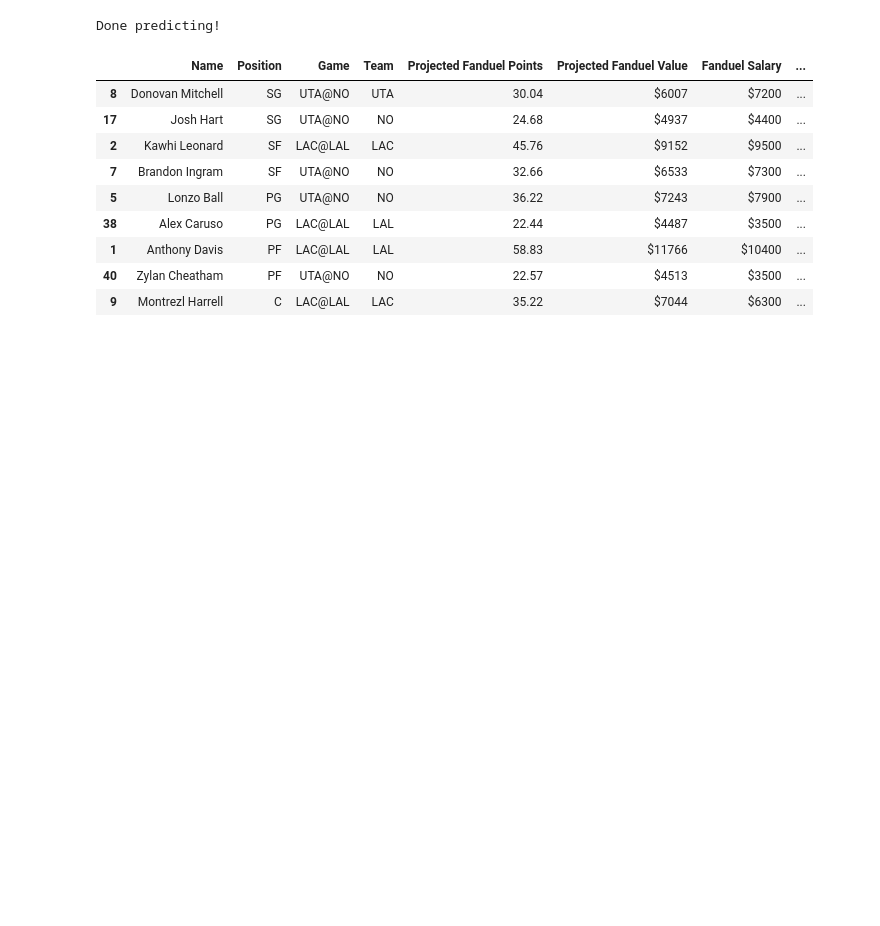
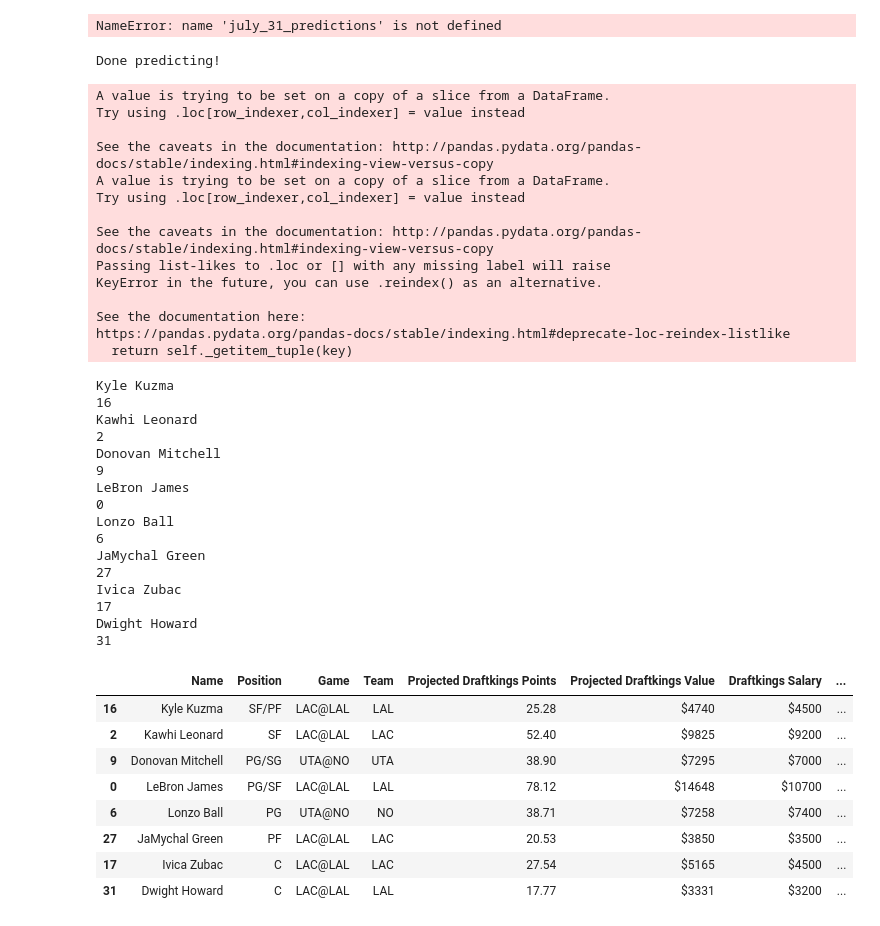
Before and after one commit to Shaviv-Hoffman-Lowitz/Sports-Analytics-Group-at-Berkeley-Machine-Learning-Project, a Jupyter notebook: final_model.ipynb, the cells around one changed output. Drawn from its saved outputs; the diff is of its cells as text; code cells hidden in the pictures; blank space fills up the shorter version.

Commit message:
july 31 projections

```diff
--- a/final_model.ipynb
+++ b/final_model.ipynb
@@ -744,0 +762,17 @@ See the caveats in the documentation: http://pandas.pydata.org/pandas-docs/stabl
+# %%
+# contests(sport=Sport.NBA)
+# draftables(draft_group_id=4)
+# draft_group_details(draft_group_id=1)
+# available_players(draft_group_id=4)
+#make_predictions(datetime(2019, 11, 1), datetime(2020, 7, 31))
+season_predictions = pd.read_csv("./AllCSVs/11_1_7_31_2020_predicted_box_scores.csv")
+#actual_box_scores = box_scores_for_range_of_days(datetime(2019, 11, 1), datetime(2020, 7, 31))
+actual_box_scores["made_two_point_field_goals"] = actual_box_scores["made_field_goals"] - actual_box_scores["made_three_point_field_goals"]
+season_predictions = season_predictions[~season_predictions.date.str.contains("2019-11")]
+season_predictions['projected_points'] = 3 * season_predictions["made_three_point_field_goals"] + 2 * season_predictions["made_two_point_field_goals"] + season_predictions["made_free_throws"] + 1.2 * season_predictions["rebounds"] + 1.5 * season_predictions["assists"] + 3 * season_predictions["blocks"] + 3 * season_predictions["steals"] - season_predictions["turnovers"]
+actual_box_scores['actual_points'] = 3 * actual_box_scores["made_three_point_field_goals"] + 2 *actual_box_scores["made_two_point_field_goals"] + actual_box_scores["made_free_throws"] + 1.2 * (actual_box_scores["offensive_rebounds"] + actual_box_scores["defensive_rebounds"]) + 1.5 * actual_box_scores["assists"] + 3 * actual_box_scores["blocks"] + 3 * actual_box_scores["steals"] - actual_box_scores["turnovers"]
+future_games = preds.append(preds_1)
+sns.distplot(season_predictions["projected_points"])
+#sns.distplot(actual_box_scores["actual_points"])
+sns.distplot(future_games["projected_points"], color = "green")
+pyplot.axvline(73.85, 0, .1, color = "red")
@@ -802,7 +839,11 @@ punctuation_names = {"Kentavious Caldwell Pope": "Kentavious Caldwell-Pope",
                     "Marcus Morris Sr.": "Marcus Morris"}
 
 #august_1_predictions = predict_unplayed_games(datetime(2020, 1, 2), datetime(2020, 8, 1))
-#august_1_predictions[august_1_predictions["team"].str.contains("PHI")]
+bronjuly30 = july_30_predictions[july_30_predictions["name"] == "LeBron James"]
+(2 * bronjuly30["made_two_point_field_goals"] + 3 * bronjuly30["made_three_point_field_goals"] + bronjuly30["made_free_throws"], bronjuly30["rebounds"], bronjuly30["assists"], bronjuly30["blocks"], bronjuly30["steals"], bronjuly30["turnovers"])
+july_31_predictions.sort_values(by="projected_points", ascending = False)
+# %% [output]
+NameError: name 'july_31_predictions' is not defined
 # %%
 def optimal_lineup_fanduel_games(game_date, predictions, fanduel_csv, players_out = []):
     fanduel_data = pd.read_csv(fanduel_csv)
@@ -906,44 +947,73 @@ def optimal_lineup_draftkings_games(game_date, predictions, draftkings_csv, play
                 injury_indicators.append(fanduel_statlines.loc[n, "Injury Indicator"])
                 injury_details.append(fanduel_statlines.loc[n, "Injury Details"])
             elif lineup_return.loc[i, "Name"] in punctuation_names.keys():
                 if punctuation_names[lineup_return.loc[i, "Name"]] == fanduel_statline.loc[n, "Name"]:
                     print(i)
                     injury_indicators.append(fanduel_statlines.loc[n, "Injury Indicator"])
                     injury_details.append(fanduel_statlines.loc[n, "Injury Details"])
     lineup_return["Injury Indicator"] = injury_indicators
     lineup_return["Injury Details"] = injury_details
 
     lineup_return.to_csv("./AllCSVs/optimal_draftkings_lineup_" + str(game_date.month) + "_" + str(game_date.day) + "_" + str(game_date.year) + ".csv")
     return csv_return_dfs, csv_return_projections, lineup_return
 
 preds = pd.read_csv("./AllCSVs/predictions_for_07_30_2020_unplayed.csv")
 preds_1 = pd.read_csv("./AllCSVs/predictions_for_07_31_2020_unplayed.csv")
 
 fd_csv = "./AllCSVs/FanDuel-NBA-2020-07-30-46677-players-list.csv"
 fd_csv_1 = "./AllCSVs/FanDuel-NBA-2020-07-31-46839-players-list.csv"
 
 dk_csv = "./AllCSVs/DKSalaries_07302020.csv"
 dk_csv_1 = "./AllCSVs/DKSalaries_07312020.csv"
 
 preds310 = pd.read_csv("./AllCSVs/predictions_for_03_10_from_1_19_2020.csv")
 preds309 = pd.read_csv("./AllCSVs/predictions_for_03_09_from_1_19_2020.csv")
 # playerlist730 = pd.read_csv(dk_csv)
 # print(playerlist731[~playerlist731["Name"].isin(preds_1.name)])
 # print(playerlist730[~playerlist730["Name"].isin(preds.name)])
 
-optimal_lineup_fanduel_games(datetime(2020, 7, 30), preds, fd_csv, ["Lou Williams"])[2]
+optimal_lineup_draftkings_games(datetime(2020, 7, 30), preds, dk_csv, ["Lou Williams", "Bojan Bogdanovic", "Avery Bradley", "Montrezl Harrell"])[2]
 # %% [output]
 Done predicting!
+A value is trying to be set on a copy of a slice from a DataFrame.
+Try using .loc[row_indexer,col_indexer] = value instead
+
+See the caveats in the documentation: http://pandas.pydata.org/pandas-docs/stable/indexing.html#indexing-view-versus-copy
+A value is trying to be set on a copy of a slice from a DataFrame.
+Try using .loc[row_indexer,col_indexer] = value instead
+
+See the caveats in the documentation: http://pandas.pydata.org/pandas-docs/stable/indexing.html#indexing-view-versus-copy
+Passing list-likes to .loc or [] with any missing label will raise
+KeyError in the future, you can use .reindex() as an alternative.
+
+See the documentation here:
+https://pandas.pydata.org/pandas-docs/stable/indexing.html#deprecate-loc-reindex-listlike
+  return self._getitem_tuple(key)
+Kyle Kuzma
+16
+Kawhi Leonard
+2
+Donovan Mitchell
+9
+LeBron James
+0
+Lonzo Ball
+6
+JaMychal Green
+27
+Ivica Zubac
+17
+Dwight Howard
+31
-|  | Name | Position | Game | Team | Projected Fanduel Points | Projected Fanduel Value | Fanduel Salary | ... |
-| 8 | Donovan Mitchell | SG | UTA@NO | UTA | 30.04 | $6007 | $7200 | ... |
-| 17 | Josh Hart | SG | UTA@NO | NO | 24.68 | $4937 | $4400 | ... |
-| 2 | Kawhi Leonard | SF | LAC@LAL | LAC | 45.76 | $9152 | $9500 | ... |
-| 7 | Brandon Ingram | SF | UTA@NO | NO | 32.66 | $6533 | $7300 | ... |
-| 5 | Lonzo Ball | PG | UTA@NO | NO | 36.22 | $7243 | $7900 | ... |
-| 38 | Alex Caruso | PG | LAC@LAL | LAL | 22.44 | $4487 | $3500 | ... |
-| 1 | Anthony Davis | PF | LAC@LAL | LAL | 58.83 | $11766 | $10400 | ... |
-| 40 | Zylan Cheatham | PF | UTA@NO | NO | 22.57 | $4513 | $3500 | ... |
-| 9 | Montrezl Harrell | C | LAC@LAL | LAC | 35.22 | $7044 | $6300 | ... |
+|  | Name | Position | Game | Team | Projected Draftkings Points | Projected Draftkings Value | Draftkings Salary | ... |
+| 16 | Kyle Kuzma | SF/PF | LAC@LAL | LAL | 25.28 | $4740 | $4500 | ... |
+| 2 | Kawhi Leonard | SF | LAC@LAL | LAC | 52.40 | $9825 | $9200 | ... |
+| 9 | Donovan Mitchell | PG/SG | UTA@NO | UTA | 38.90 | $7295 | $7000 | ... |
+| 0 | LeBron James | PG/SF | LAC@LAL | LAL | 78.12 | $14648 | $10700 | ... |
+| 6 | Lonzo Ball | PG | UTA@NO | NO | 38.71 | $7258 | $7400 | ... |
+| 27 | JaMychal Green | PF | LAC@LAL | LAC | 20.53 | $3850 | $3500 | ... |
+| 17 | Ivica Zubac | C | LAC@LAL | LAC | 27.54 | $5165 | $4500 | ... |
+| 31 | Dwight Howard | C | LAC@LAL | LAL | 17.77 | $3331 | $3200 | ... |
 # %%
 def regression_by_sample(start_date, end_date, sample_size, weight):
     full_df = box_scores_for_range_of_days(start_date, end_date)
```
Also changed, not shown: parts of 8 cells of this notebook, 25 other files.
